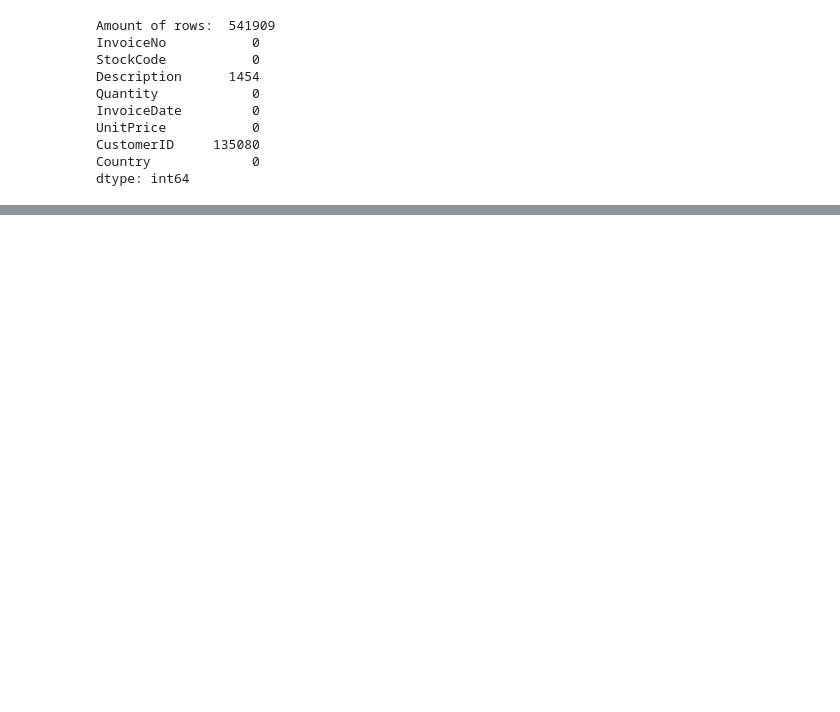
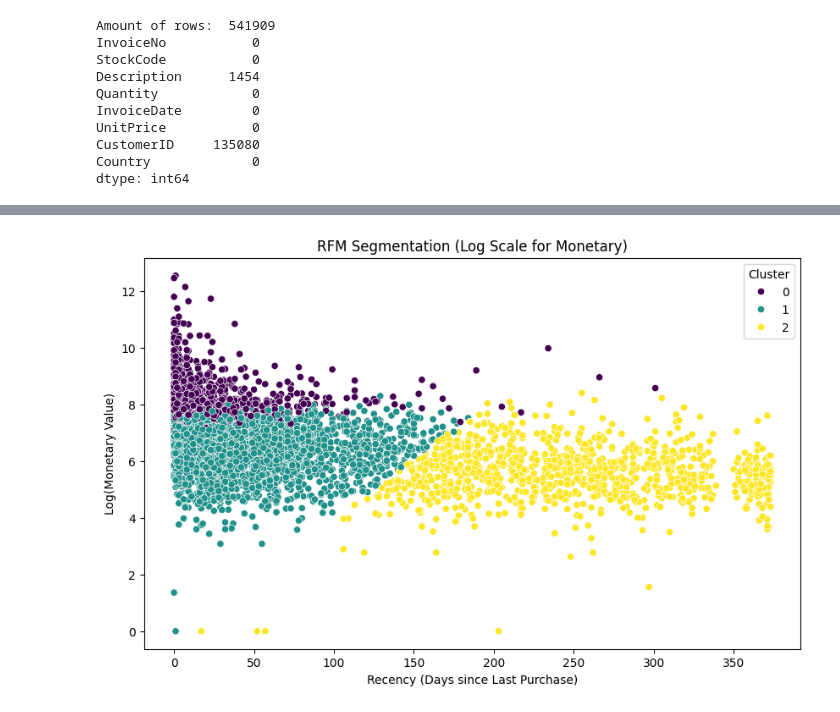
Before and after one commit to mjc136/DataScience, a Jupyter notebook: CustomerSegmentation/CustomerSeg.ipynb, the cells around one changed output, grey strips where cells are left out. Drawn from its saved outputs; the diff is of its cells as text; code cells hidden in the pictures; blank space fills up the shorter version.

```diff
--- a/CustomerSegmentation/CustomerSeg.ipynb
+++ b/CustomerSegmentation/CustomerSeg.ipynb
@@ -86,7 +200,4 @@ plt.show()
 # %%
-# Apply K-means clustering with the chosen number of clusters
-kmeans = KMeans(n_clusters=4, n_init=10, random_state=42)
-df['Cluster'] = kmeans.fit_predict(X_scaled)
-
-# View the resulting clusters
-print(df[['CustomerID', 'Cluster']].head(20))
+# Apply K-Means with the chosen number of clusters
+kmeans = KMeans(n_clusters=3, n_init=10, random_state=42)
+rfm['Cluster'] = kmeans.fit_predict(rfm_scaled)
@@ -118,0 +233,9 @@ plt.show()
+# %%
+plt.figure(figsize=(10, 6))
+sns.scatterplot(x=rfm['Recency'], y=rfm['Monetary'], hue=rfm['Cluster'], palette='viridis')
+plt.xlabel('Recency (Days since Last Purchase)')
+plt.ylabel('Log(Monetary Value)')
+plt.title('RFM Segmentation (Log Scale for Monetary)')
+plt.show()
+# %% [output]
+[figure, added]
```
Also changed, not shown: parts of 20 cells of this notebook, 1 other file.
